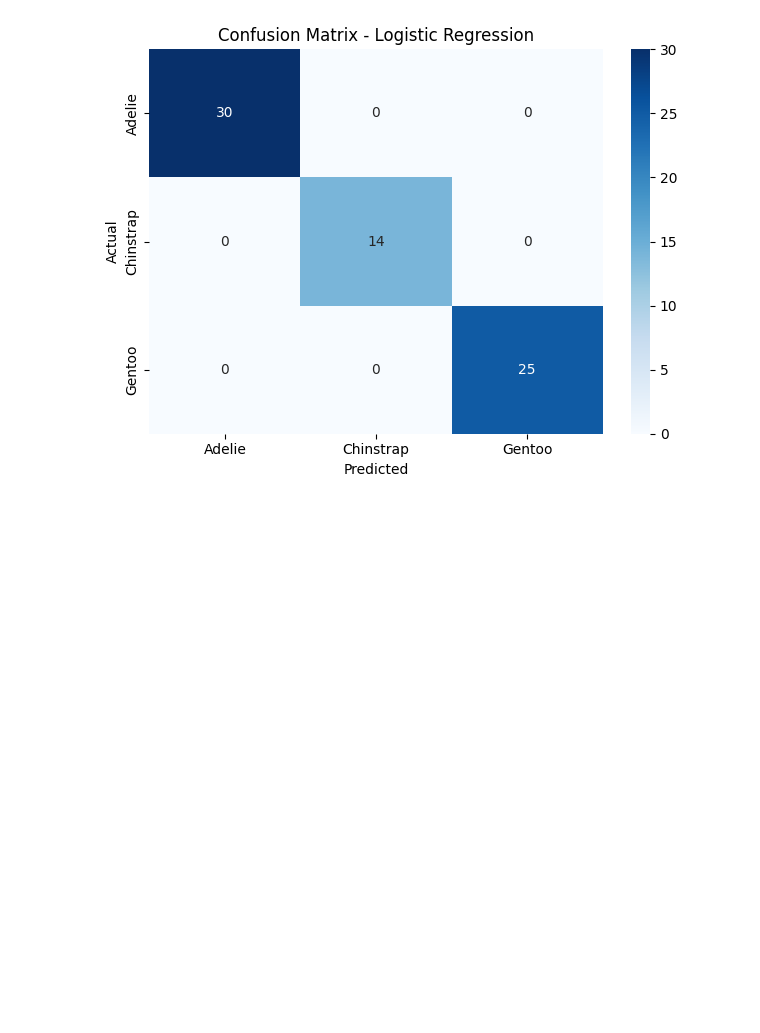
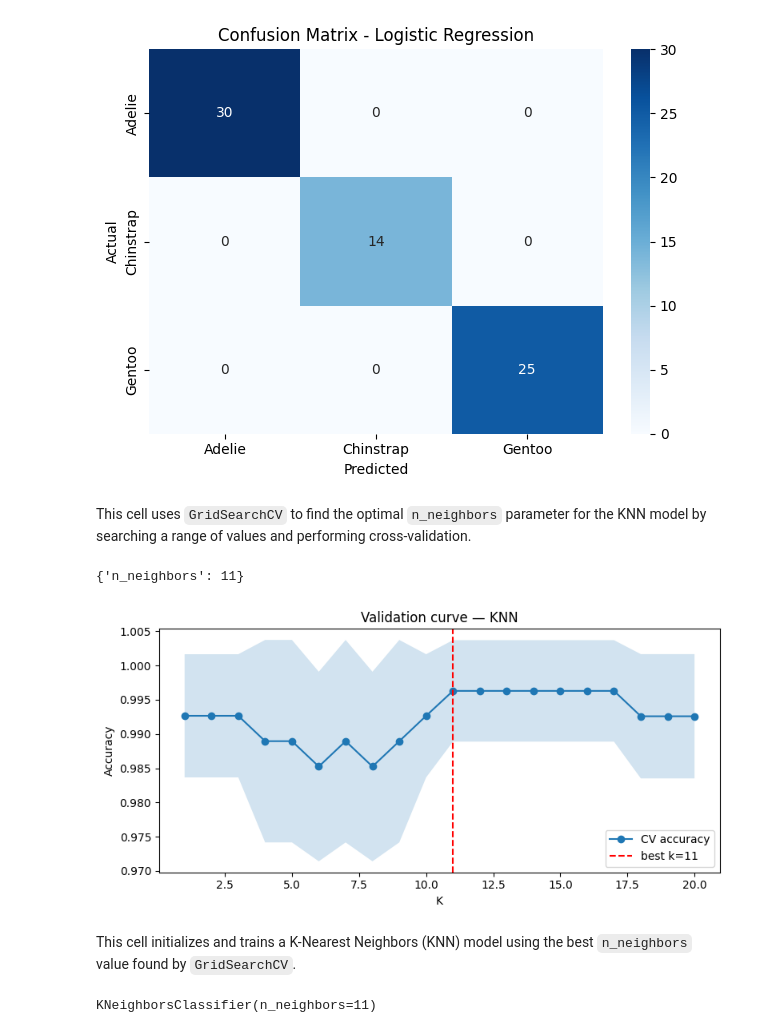
Before and after one commit to higgsboson909/AI_ML, a Jupyter notebook: week9/assessment.ipynb, the cells around one changed output. Drawn from its saved outputs; the diff is of its cells as text; code cells hidden in the pictures; blank space fills up the shorter version.

```diff
--- a/week9/assessment.ipynb
+++ b/week9/assessment.ipynb
@@ -274,3 +429,40 @@ plt.tight_layout()
 plt.show()
 # %% [output]
 [figure]
+# %% [markdown]
+This cell uses `GridSearchCV` to find the optimal `n_neighbors` parameter for the KNN model by searching a range of values and performing cross-validation.
+# %%
+from sklearn.model_selection import GridSearchCV
+
+params = {'n_neighbors': range(1, 21)}
+grid = GridSearchCV(KNeighborsClassifier(), params, cv=5)
+grid.fit(X_train, y_train)
+print(grid.best_params_)
+# %% [output]
+{'n_neighbors': 11}
+# %%
+import matplotlib.pyplot as plt
+import numpy as np
+
+means  = grid.cv_results_['mean_test_score']
+stds   = grid.cv_results_['std_test_score']
+k_vals = range(1, 21)
+
+plt.figure(figsize=(8, 4))
+plt.plot(k_vals, means, marker='o', label='CV accuracy')
+plt.fill_between(k_vals, means - stds, means + stds, alpha=0.2)
+plt.axvline(grid.best_params_['n_neighbors'], color='red',
+            linestyle='--', label=f"best k={grid.best_params_['n_neighbors']}")
+plt.xlabel('K'); plt.ylabel('Accuracy')
+plt.title('Validation curve — KNN')
+plt.legend(); plt.tight_layout(); plt.show()
+# %% [output]
+[figure, added]
+# %% [markdown]
+This cell initializes and trains a K-Nearest Neighbors (KNN) model using the best `n_neighbors` value found by `GridSearchCV`.
+# %%
+# ── 2. Train with Best K ──────────────────────────────────────────
+model_knn = KNeighborsClassifier(n_neighbors=11)
+model_knn.fit(X_train, y_train)
+# %% [output]
+KNeighborsClassifier(n_neighbors=11)
```
Also changed, not shown: parts of 65 cells of this notebook.
